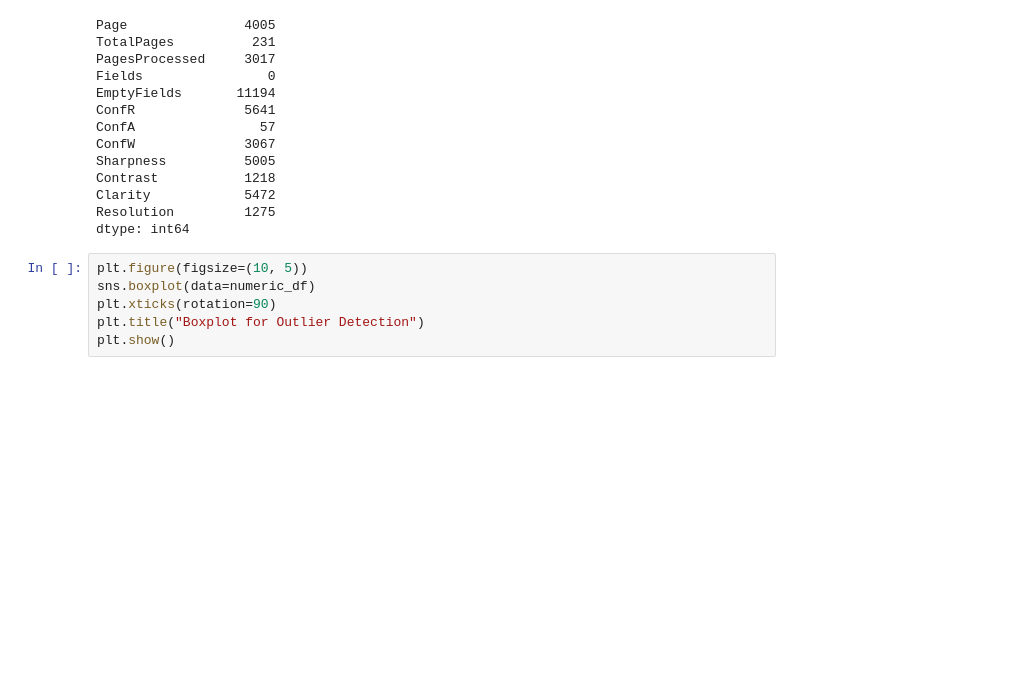
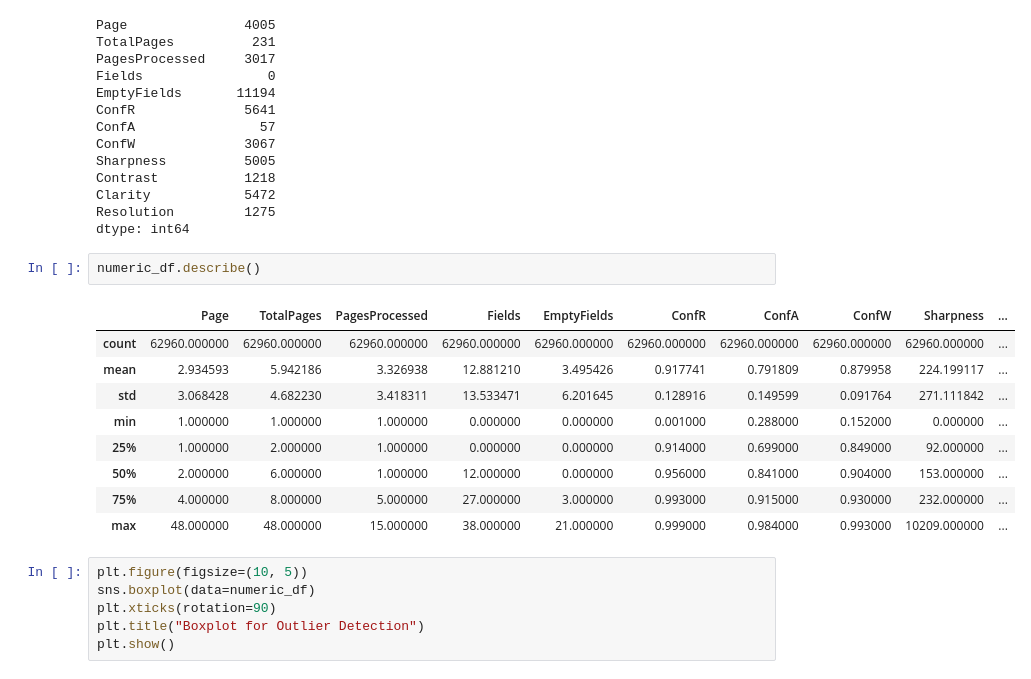
Before and after one commit to Jesus2342/IntProject_Team8, a Jupyter notebook: IntProject_Team8/notebooks/Data_Analysis.ipynb, the cells around one changed output. Drawn from its saved outputs; the diff is of its cells as text; blank space fills up the shorter version.

```diff
--- a/IntProject_Team8/notebooks/Data_Analysis.ipynb
+++ b/IntProject_Team8/notebooks/Data_Analysis.ipynb
@@ -138,6 +184,18 @@ Contrast           1218
 Clarity            5472
 Resolution         1275
 dtype: int64
+# %%
+numeric_df.describe()
+# %% [output]
+|  | Page | TotalPages | PagesProcessed | Fields | EmptyFields | ConfR | ConfA | ConfW | Sharpness | ... |
+| count | 62960.000000 | 62960.000000 | 62960.000000 | 62960.000000 | 62960.000000 | 62960.000000 | 62960.000000 | 62960.000000 | 62960.000000 | ... |
+| mean | 2.934593 | 5.942186 | 3.326938 | 12.881210 | 3.495426 | 0.917741 | 0.791809 | 0.879958 | 224.199117 | ... |
+| std | 3.068428 | 4.682230 | 3.418311 | 13.533471 | 6.201645 | 0.128916 | 0.149599 | 0.091764 | 271.111842 | ... |
+| min | 1.000000 | 1.000000 | 1.000000 | 0.000000 | 0.000000 | 0.001000 | 0.288000 | 0.152000 | 0.000000 | ... |
+| 25% | 1.000000 | 2.000000 | 1.000000 | 0.000000 | 0.000000 | 0.914000 | 0.699000 | 0.849000 | 92.000000 | ... |
+| 50% | 2.000000 | 6.000000 | 1.000000 | 12.000000 | 0.000000 | 0.956000 | 0.841000 | 0.904000 | 153.000000 | ... |
+| 75% | 4.000000 | 8.000000 | 5.000000 | 27.000000 | 3.000000 | 0.993000 | 0.915000 | 0.930000 | 232.000000 | ... |
+| max | 48.000000 | 48.000000 | 15.000000 | 38.000000 | 21.000000 | 0.999000 | 0.984000 | 0.993000 | 10209.000000 | ... |
 # %%
 plt.figure(figsize=(10, 5))
 sns.boxplot(data=numeric_df)
```
Also changed, not shown: parts of 5 cells of this notebook, 1 other file.
